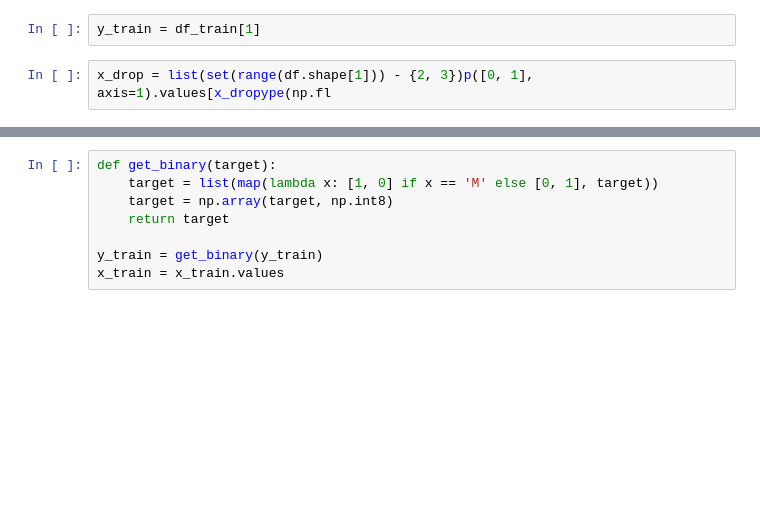
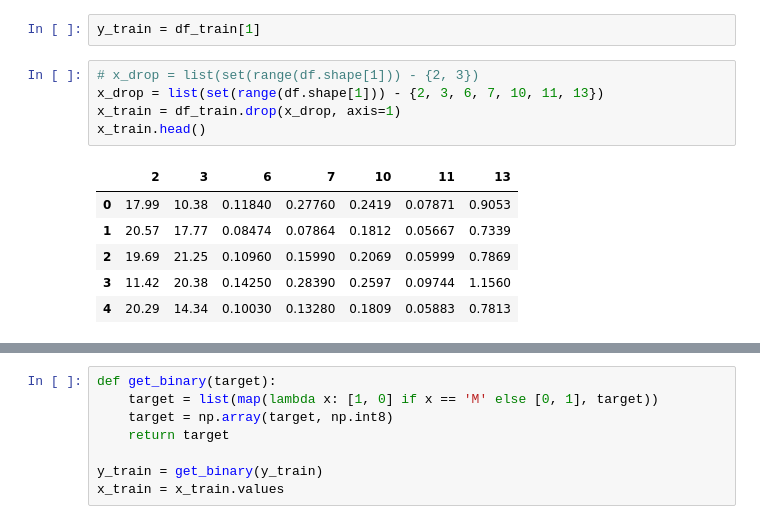
Before and after one commit to Sladge17/multilayer-perceptron, a Jupyter notebook: mulper_anl.ipynb, the cells around one changed output, grey strips where cells are left out. Drawn from its saved outputs; the diff is of its cells as text; blank space fills up the shorter version.

```diff
--- a/mulper_anl.ipynb
+++ b/mulper_anl.ipynb
@@ -51,8 +51,18 @@ df_train = df.iloc[:border_test]
 df_test = df.iloc[border_test:]
 # %%
 y_train = df_train[1]
-# %%
-x_drop = list(set(range(df.shape[1])) - {2, 3})p([0, 1], axis=1).values[x_dropype(np.fl
+# %%
+# x_drop = list(set(range(df.shape[1])) - {2, 3})
+x_drop = list(set(range(df.shape[1])) - {2, 3, 6, 7, 10, 11, 13})
+x_train = df_train.drop(x_drop, axis=1)
+x_train.head()
+# %% [output]
+|  | 2 | 3 | 6 | 7 | 10 | 11 | 13 |
+| 0 | 17.99 | 10.38 | 0.11840 | 0.27760 | 0.2419 | 0.07871 | 0.9053 |
+| 1 | 20.57 | 17.77 | 0.08474 | 0.07864 | 0.1812 | 0.05667 | 0.7339 |
+| 2 | 19.69 | 21.25 | 0.10960 | 0.15990 | 0.2069 | 0.05999 | 0.7869 |
+| 3 | 11.42 | 20.38 | 0.14250 | 0.28390 | 0.2597 | 0.09744 | 1.1560 |
+| 4 | 20.29 | 14.34 | 0.10030 | 0.13280 | 0.1809 | 0.05883 | 0.7813 |
 # %%
 tmp = pd.concat([y_train, x_train], axis=1)
 tmp.columns = list(range(1 + x_train.shape[1]))
```
Also changed, not shown: parts of 10 cells of this notebook, 3 other files.
